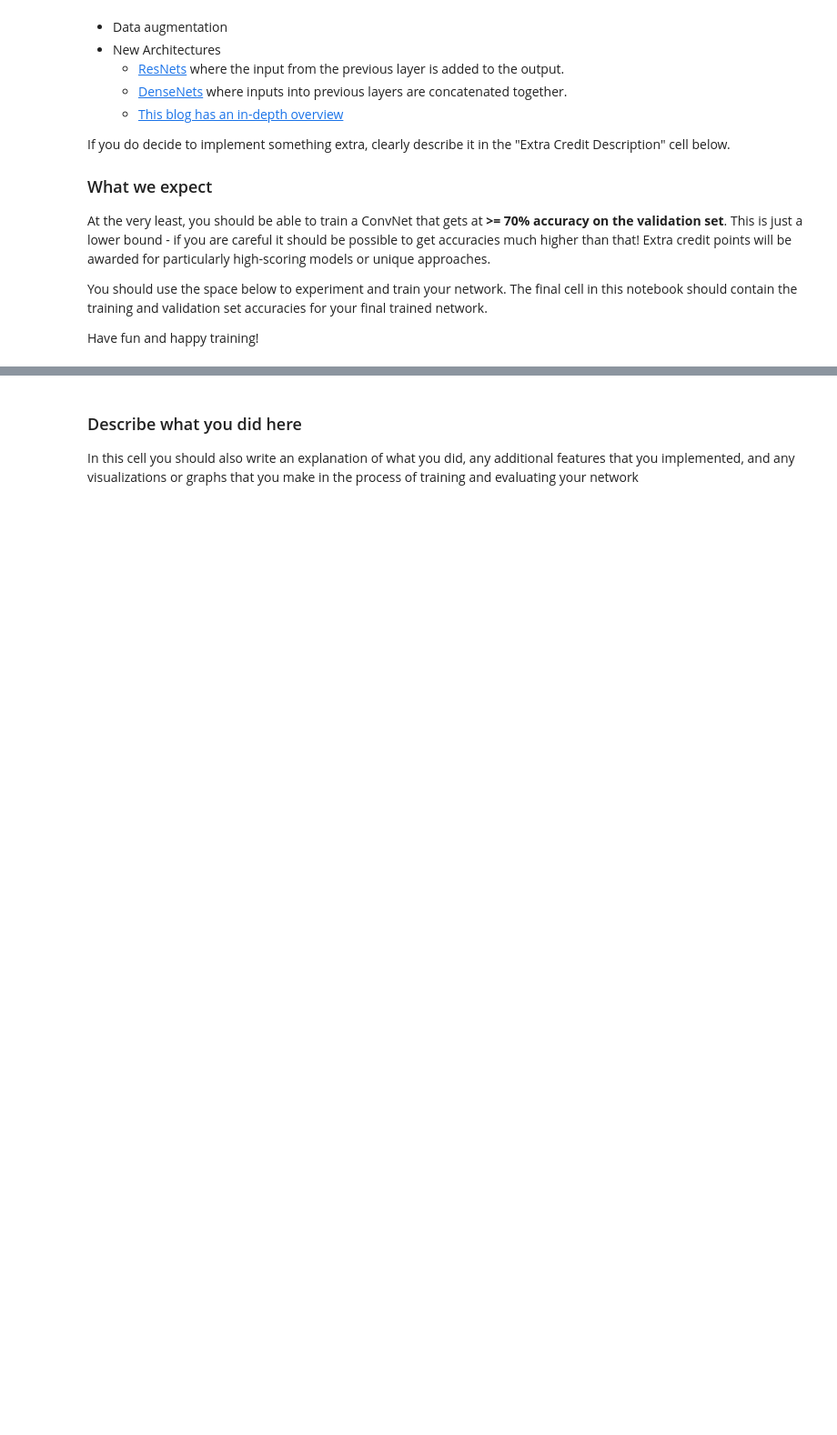
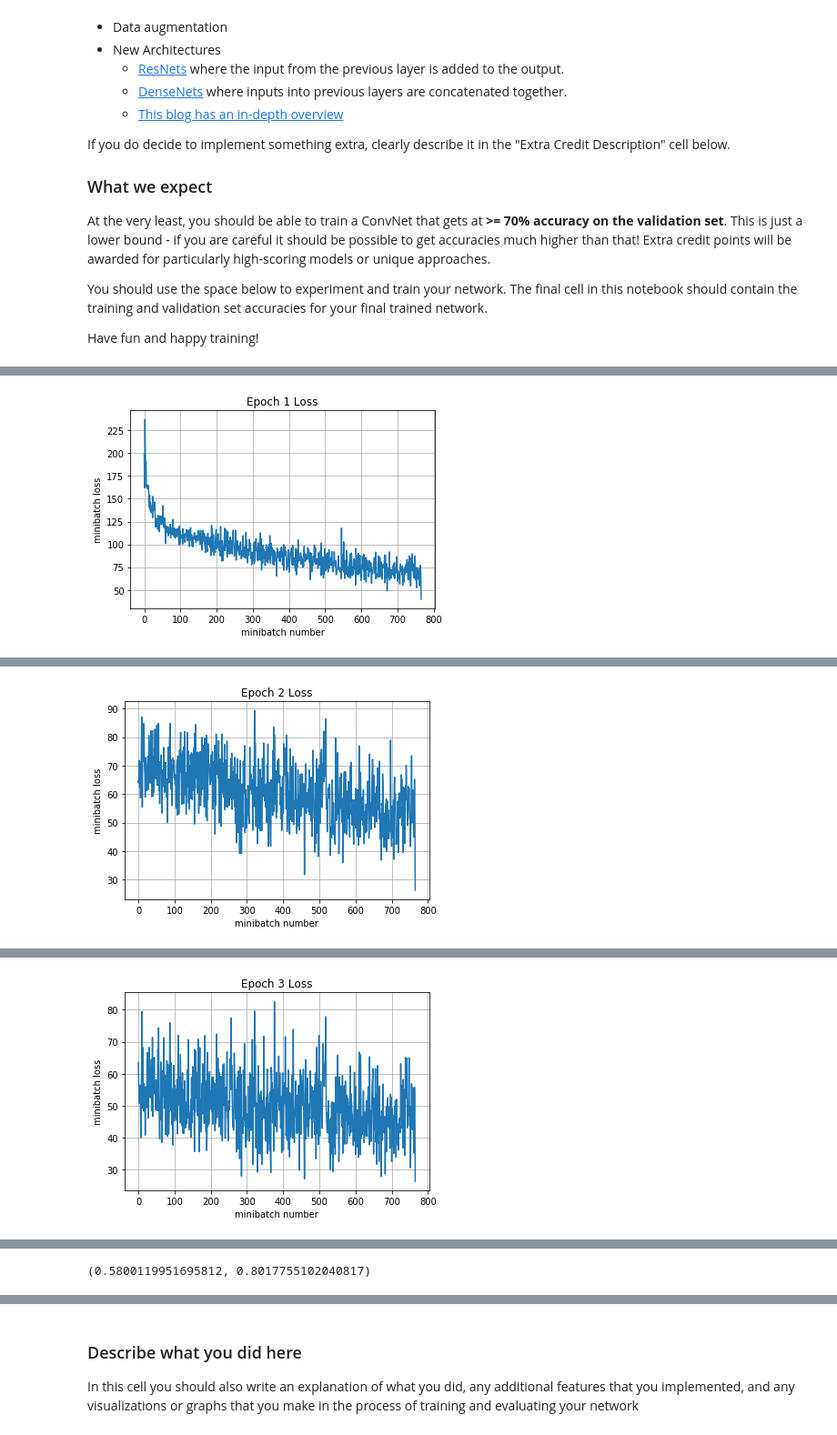
Before and after one commit to smeenehan/CS231n, a Jupyter notebook: assignment2/TensorFlow.ipynb, the cells around one changed output, grey strips where cells are left out. Shown at 91% size. Drawn from its saved outputs; the diff is of its cells as text; code cells hidden in the pictures; blank space fills up the shorter version.

```diff
--- a/assignment2/TensorFlow.ipynb
+++ b/assignment2/TensorFlow.ipynb
@@ -273,7 +317,6 @@ def complex_model(X,y,is_training):
     # define the network
     a1 = tf.nn.conv2d(X, Wconv1, strides=[1, 1, 1, 1], padding='VALID') + bconv1
     h1 = tf.nn.relu(a1)
-    mean, var = tf.nn.moments(h1, [0, 1, 2])
     bn1 = tf.layers.batch_normalization(h1, training=is_training) # much less annoying to handle moving averages this way
     mp1 = tf.nn.max_pool(bn1, [1, 2, 2, 1], [1, 2, 2, 1], padding='VALID')
     mp1_flat = tf.reshape(mp1, [-1,5408])
@@ -477,7 +591,5 @@ with tf.control_dependencies(extra_update_ops):
 sess = tf.Session()
 
 sess.run(tf.global_variables_initializer())
-print('Training')
-run_model(sess,y_out,mean_loss,X_train,y_train,10,64,100,train_step,True)
-print('Validation')
-run_model(sess,y_out,mean_loss,X_val,y_val,1,64)
+run_model(sess,y_out,mean_loss,X_train,y_train,5,64,100,train_step,True,True,X_val,y_val)
+# %% [output]
@@ -483,0 +605 @@ run_model(sess,y_out,mean_loss,X_val,y_val,1,64)
+[figure, added]
@@ -483,0 +615 @@ run_model(sess,y_out,mean_loss,X_val,y_val,1,64)
+[figure, added]
@@ -483,0 +624 @@ run_model(sess,y_out,mean_loss,X_val,y_val,1,64)
+[figure, added]
@@ -484,3 +646,4 @@ run_model(sess,y_out,mean_loss,X_val,y_val,1,64)
+(0.5800119951695812, 0.8017755102040817)
 # %%
 # Test your model here, and make sure
 # the output of this cell is the accuracy
```
Also changed, not shown: parts of 15 cells of this notebook.
